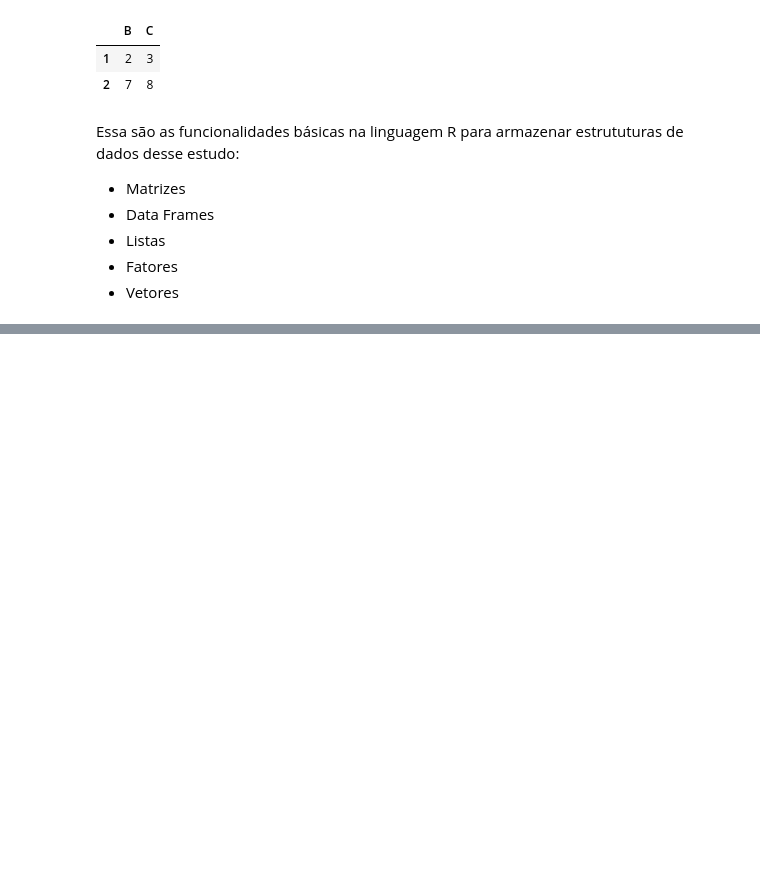
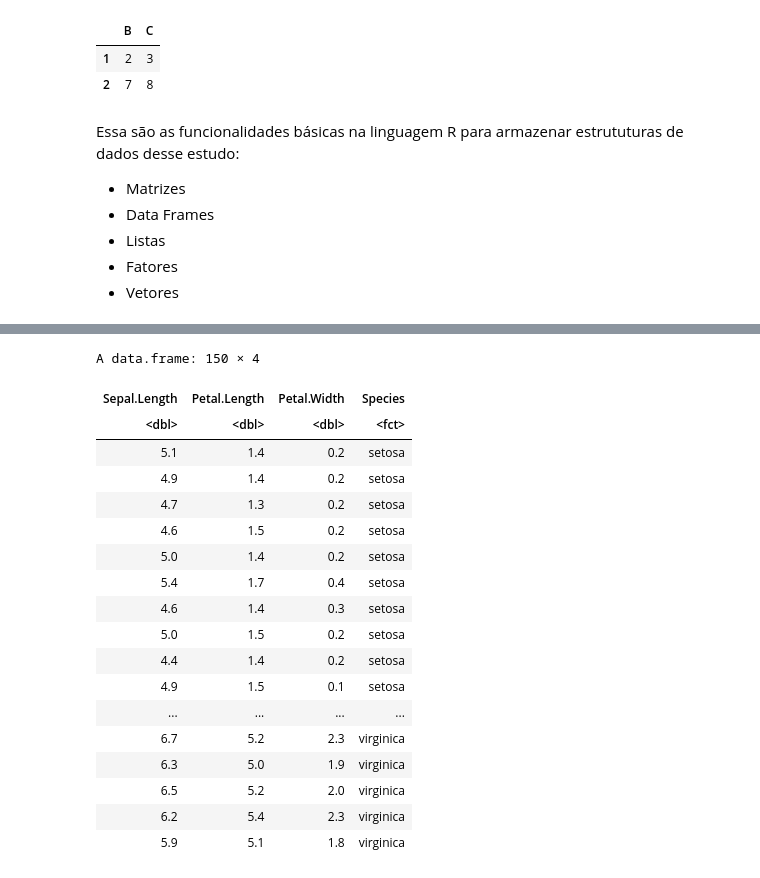
Before and after one commit to DanielMGuedes/Ling_R_Introduc_EVg, a Jupyter notebook: Linguagen_R_Tratamento_de_Dados.ipynb, the cells around one changed output, grey strips where cells are left out. Drawn from its saved outputs; the diff is of its cells as text; code cells hidden in the pictures; blank space fills up the shorter version.

```diff
--- a/Linguagen_R_Tratamento_de_Dados.ipynb
+++ b/Linguagen_R_Tratamento_de_Dados.ipynb
@@ -433,0 +906,23 @@ Essa são as funcionalidades básicas na linguagem R para armazenar estrututuras
+# %%
+ # Para remover uma coluna da seleção, utilizamos o "select(dataset,-coluna)"
+ select(iris, -Sepal.Width)
+# %% [output]
+A data.frame: 150 × 4
+| Sepal.Length | Petal.Length | Petal.Width | Species |
+| <dbl> | <dbl> | <dbl> | <fct> |
+| 5.1 | 1.4 | 0.2 | setosa |
+| 4.9 | 1.4 | 0.2 | setosa |
+| 4.7 | 1.3 | 0.2 | setosa |
+| 4.6 | 1.5 | 0.2 | setosa |
+| 5.0 | 1.4 | 0.2 | setosa |
+| 5.4 | 1.7 | 0.4 | setosa |
+| 4.6 | 1.4 | 0.3 | setosa |
+| 5.0 | 1.5 | 0.2 | setosa |
+| 4.4 | 1.4 | 0.2 | setosa |
+| 4.9 | 1.5 | 0.1 | setosa |
+| ... | ... | ... | ... |
+| 6.7 | 5.2 | 2.3 | virginica |
+| 6.3 | 5.0 | 1.9 | virginica |
+| 6.5 | 5.2 | 2.0 | virginica |
+| 6.2 | 5.4 | 2.3 | virginica |
+| 5.9 | 5.1 | 1.8 | virginica |
```
Also changed, not shown: parts of 64 cells of this notebook.
